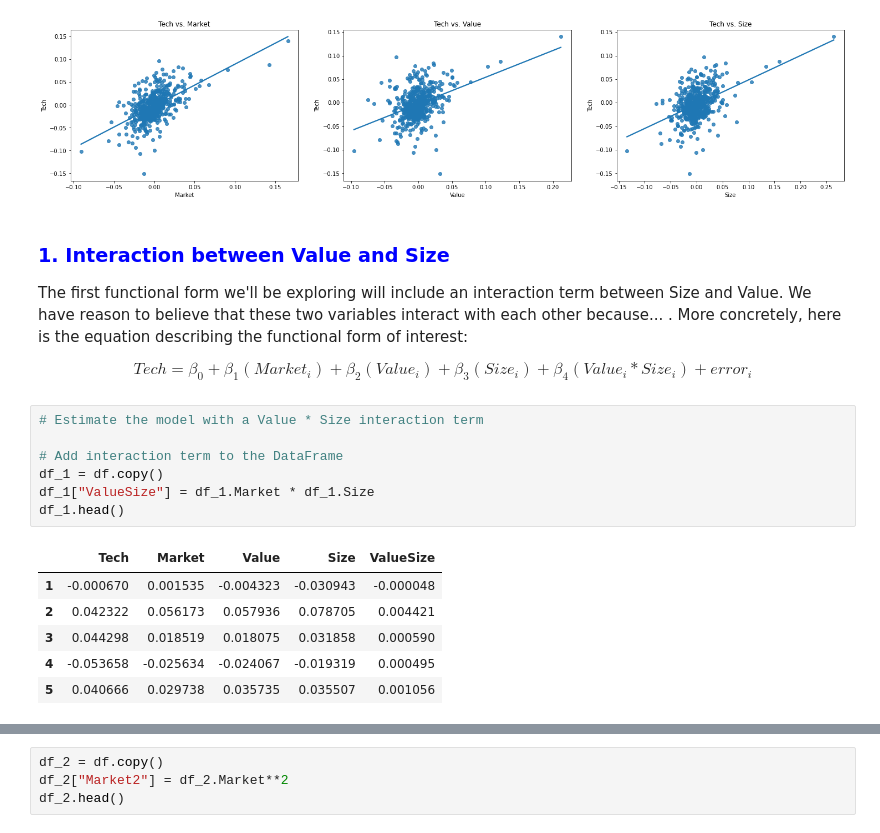
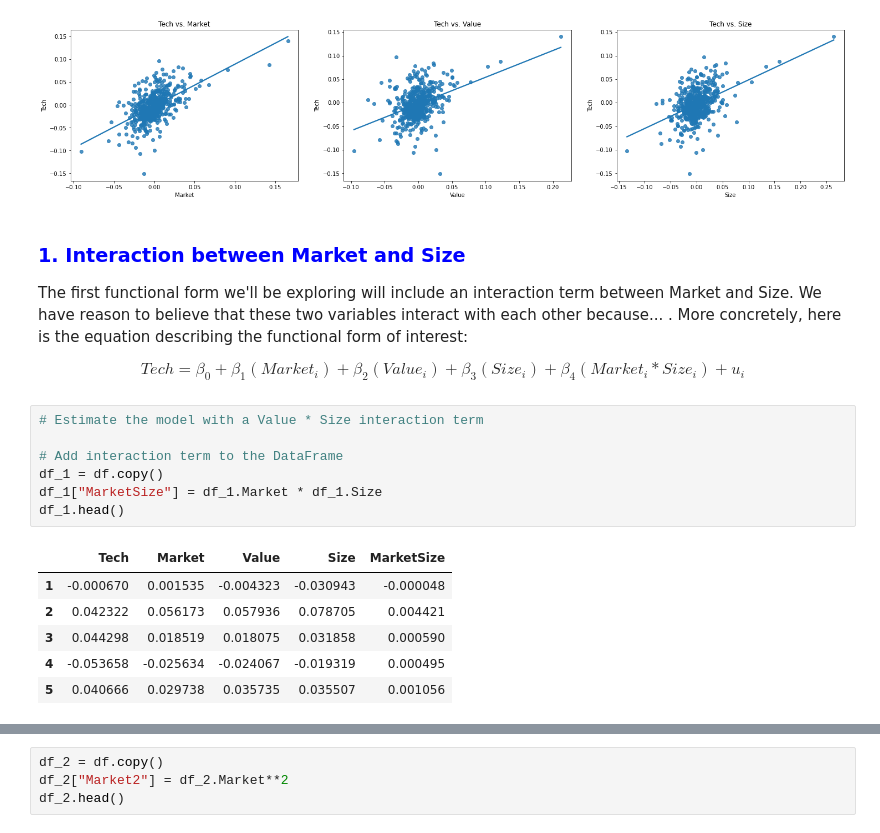
Before and after one commit to joelchrispin/Econometrics---Assignment-3, a Jupyter notebook: assignment3.ipynb, the cells around one changed output, grey strips where cells are left out. Cells and saved outputs as stored; diff of their text form.

```diff
--- a/assignment3.ipynb
+++ b/assignment3.ipynb
@@ -124,19 +124,19 @@ plt.ylabel("Tech")
 Text(0, 0.5, 'Tech')
 [figure]
 # %% [markdown]
-### <span style="color:blue"> **1. Interaction between Value and Size**</span>
-The first functional form we'll be exploring will include an interaction term between Size and Value. We have reason to believe that these two variables interact with each other because... . More concretely, here is the equation describing the functional form of interest:
+### <span style="color:blue"> **1. Interaction between Market and Size**</span>
+The first functional form we'll be exploring will include an interaction term between Market and Size. We have reason to believe that these two variables interact with each other because... . More concretely, here is the equation describing the functional form of interest:
 
-$$ {Tech} = {\beta}_{0} + {\beta}_{1}(Market_{i}) + {\beta}_{2}(Value_{i}) + {\beta}_{3}(Size_{i}) + {\beta}_{4}(Value_{i}*Size_{i}) + {error}_{i} $$
+$$ {Tech} = {\beta}_{0} + {\beta}_{1}(Market_{i}) + {\beta}_{2}(Value_{i}) + {\beta}_{3}(Size_{i}) + {\beta}_{4}(Market_{i}*Size_{i}) + {u}_{i} $$
 # %%
 # Estimate the model with a Value * Size interaction term
 
 # Add interaction term to the DataFrame
 df_1 = df.copy()
-df_1["ValueSize"] = df_1.Market * df_1.Size
+df_1["MarketSize"] = df_1.Market * df_1.Size
 df_1.head()
 # %% [output]
-|  | Tech | Market | Value | Size | ValueSize |
+|  | Tech | Market | Value | Size | MarketSize |
 | 1 | -0.000670 | 0.001535 | -0.004323 | -0.030943 | -0.000048 |
 | 2 | 0.042322 | 0.056173 | 0.057936 | 0.078705 | 0.004421 |
 | 3 | 0.044298 | 0.018519 | 0.018075 | 0.031858 | 0.000590 |
```
Also changed, not shown: parts of 6 cells of this notebook.
